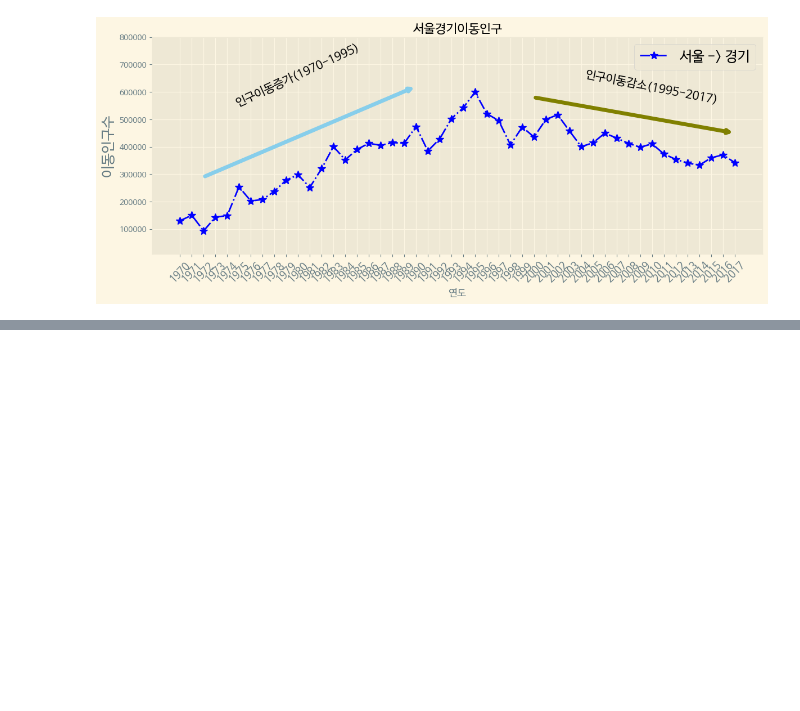
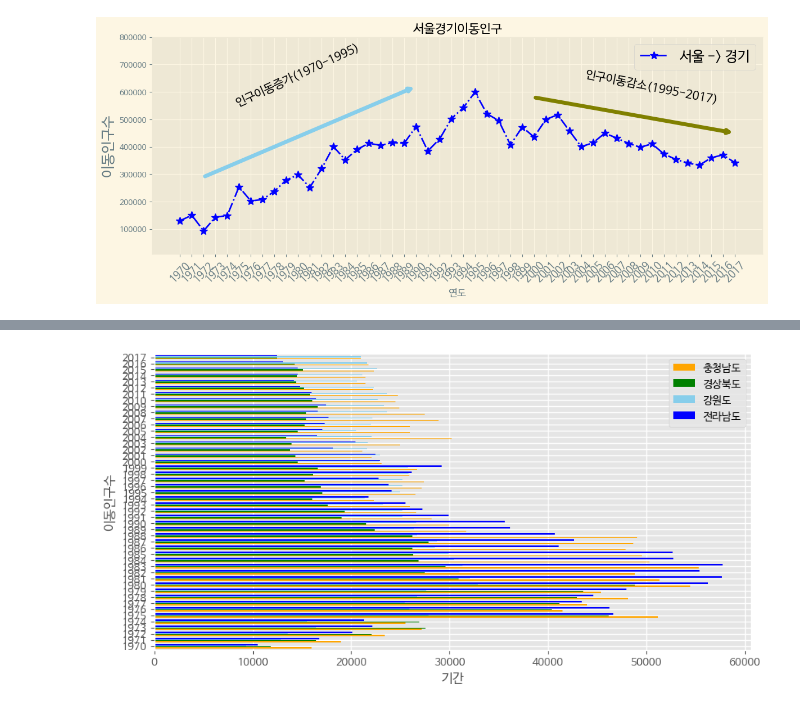
Before and after one commit to kyw801126/702_python, a Jupyter notebook: pandas_matplot_style231107.ipynb, the cells around one changed output, grey strips where cells are left out. Saved outputs shown, nothing was run; the diff lists cells and outputs as text; code cells hidden in the pictures; blank space fills up the shorter version.

```diff
--- a/pandas_matplot_style231107.ipynb
+++ b/pandas_matplot_style231107.ipynb
@@ -168,0 +235,19 @@ plt.show()
+# %%
+# bar그래프
+df_2 = df_2.T
+df_2.index = df_2.index.map(int)
+plt.style.use('ggplot')
+df_2.plot(kind='bar', width=0.7, figsize=(10, 5), color=['orange', 'green', 'skyblue', 'blue'])
+plt.ylabel('이동인구수')
+plt.xlabel('기간')
+plt.legend(loc='best')
+plt.show()
+# %%
+plt.style.use('ggplot')
+df_2.plot(kind='barh', width=0.7, figsize=(10, 5), color=['orange', 'green', 'skyblue', 'blue'])
+plt.ylabel('이동인구수')
+plt.xlabel('기간')
+plt.legend(loc='best')
+plt.show()
+# %% [output]
+[figure, added]
```
Also changed, not shown: parts of 6 cells of this notebook.
